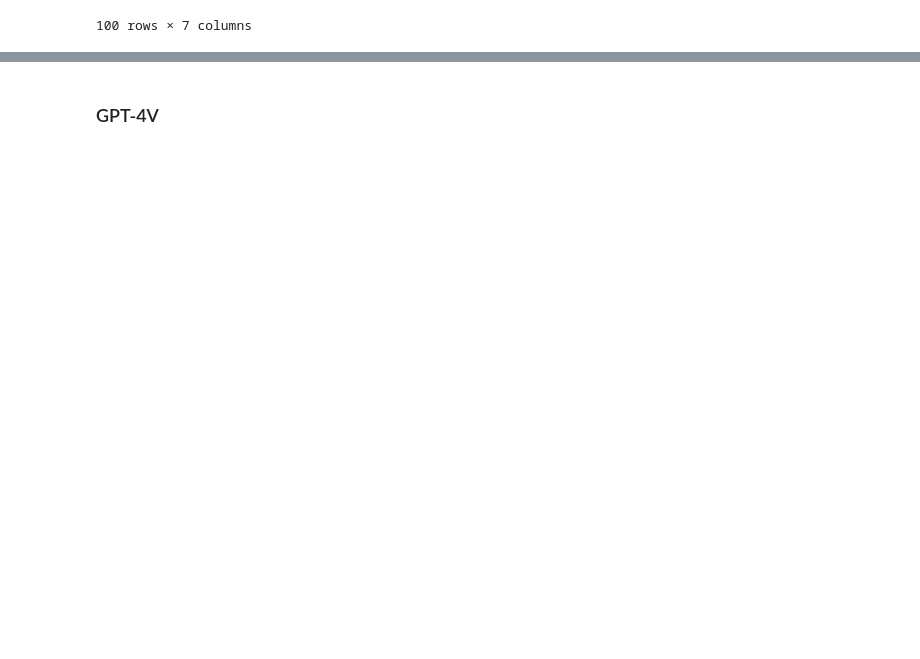
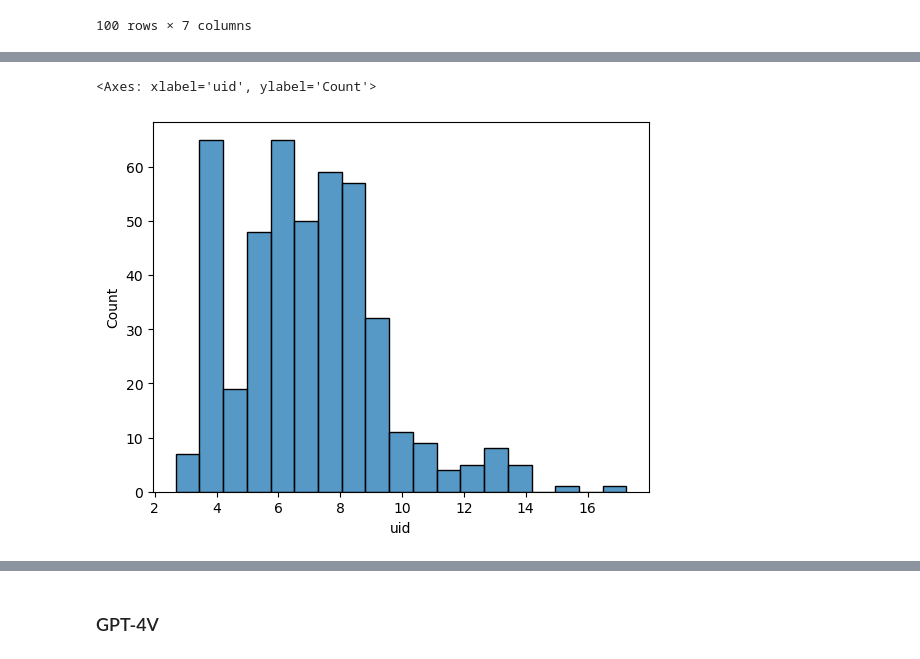
Before and after one commit to zimine/anlp23_project, a Jupyter notebook: project_torch.ipynb, the cells around one changed output, grey strips where cells are left out. Saved outputs shown, nothing was run; the diff lists cells and outputs as text; code cells hidden in the pictures; blank space fills up the shorter version.

```diff
--- a/project_torch.ipynb
+++ b/project_torch.ipynb
@@ -239,3 +325,5 @@ fulldf
 | 98 | 0 | 1 | 0.99 | 1 | This is a black and white image o... | [This, Ġis, Ġa, Ġblack, Ġand, Ġwh... | [4.856124401092529, 1.69490623474... |
 | 99 | 0 | 1 | 1.00 | 1 | This is a black and white image o... | [This, Ġis, Ġa, Ġblack, Ġand, Ġwh... | [4.856124401092529, 1.69490623474... |
 100 rows × 7 columns
+# %%
+fulldf['uid'] = fulldf['surps'].apply(np.var)
@@ -241,0 +342,5 @@ fulldf
+# %%
+sns.histplot(data=fulldf, x='uid')
+# %% [output]
+<Axes: xlabel='uid', ylabel='Count'>
+[figure, added]
```
Also changed, not shown: parts of 37 cells of this notebook, 1 other file.
